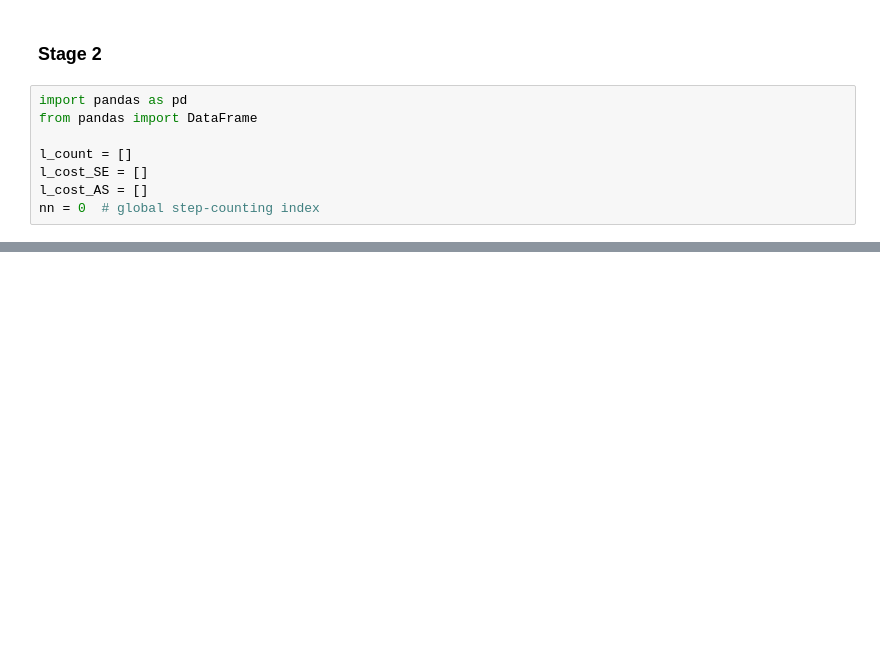
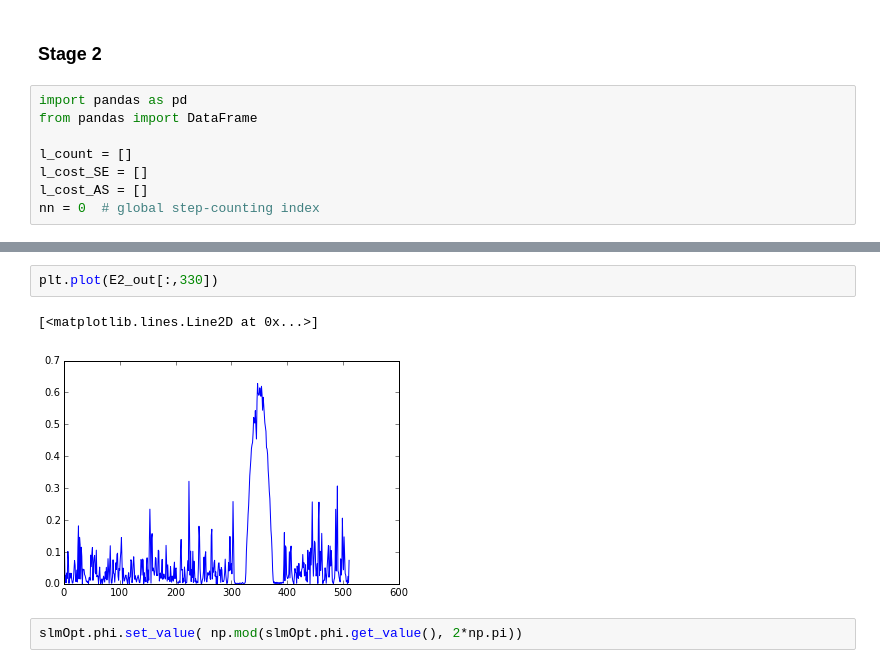
Before and after one commit to sjdenny/slm-theano, a Jupyter notebook: Phase Calculation - gradient descent-tests.ipynb, the cells around one changed output, grey strips where cells are left out. Cells and saved outputs as stored; diff of their text form; blank space fills up the shorter version.

```diff
--- a/Phase Calculation - gradient descent-tests.ipynb
+++ b/Phase Calculation - gradient descent-tests.ipynb
@@ -226,0 +248,7 @@ slmOpt.phi.set_value(phi_save)
+# %%
+plt.plot(E2_out[:,330])
+# %% [output]
+[<matplotlib.lines.Line2D at 0x...>]
+[figure, added]
+# %%
+slmOpt.phi.set_value( np.mod(slmOpt.phi.get_value(), 2*np.pi))
```
Also changed, not shown: parts of 9 cells of this notebook.
